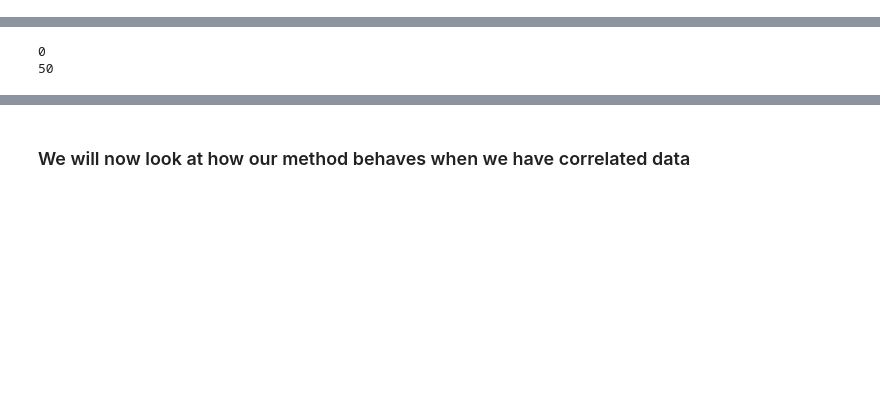
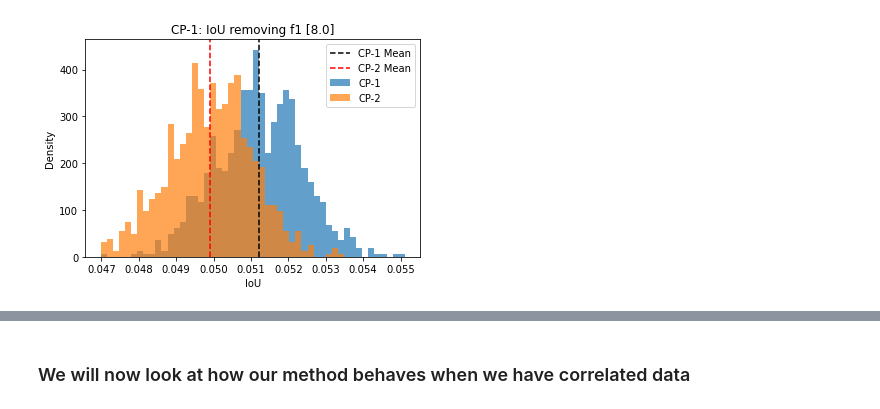
Before and after one commit to JuanMataNaranjo/Explain_Conformal, a Jupyter notebook: linear_data.ipynb, the cells around one changed output, grey strips where cells are left out. Saved outputs shown, nothing was run; the diff lists cells and outputs as text; code cells hidden in the pictures; blank space fills up the shorter version.

```diff
--- a/linear_data.ipynb
+++ b/linear_data.ipynb
@@ -16,0 +227,27 @@ lineardata.X_y_split(y='Y')
+# %%
+f = open('data_results/Linear_Regression/rf_split_train_twice_IoU.json')
+boot_IoU_2 = json.load(f)
+
+f = open('data_results/Linear_Regression/rf_split_train_once_IoU.json')
+boot_IoU_1 = json.load(f)
+
+for i, variable in enumerate(lineardata.calib_data_X.columns):
+
+    data_1 = np.array(boot_IoU_1[variable]) / len(lineardata.calib_data_X.columns)
+    data_2 = np.array(boot_IoU_2[variable]) / len(lineardata.calib_data_X.columns)
+
+    # fixed bin size
+    bins = np.arange(min(data_1), max(data_1), (max(data_1)-min(data_1))/50) # fixed bin size
+
+    plt.hist(data_1, bins=bins, alpha=0.7, density=True, label='CP-1')
+    plt.hist(data_2, bins=bins, alpha=0.7, density=True, label='CP-2')
+    plt.axvline(x=np.mean(data_1), color='black', linestyle='--', label='CP-1 Mean')
+    plt.axvline(x=np.mean(data_2), color='red', linestyle='--', label='CP-2 Mean')
+    plt.title('CP-1: IoU removing ' + variable + ' [' + str(weights[i]) + ']')
+    plt.xlabel('IoU')
+    plt.ylabel('Density')
+    plt.legend()
+    plt.savefig('images/Linear_data/rf_IoU_'+variable)
+    plt.show()
+# %% [output]
+[figure, added]
@@ -17,31 +263,22 @@ lineardata.X_y_split(y='Y')
 # %%
+# Let's see if we can find any trend using a linear model which should be easier than in the LOCO Data (which was sinusoidal data)
+
 plot = None
 type = 'full'
-B = 100
+B = 1000
 
-def IOU(conformal_sets_all, conformal_sets_j):
-    loss = []
-    for i in range(len(conformal_sets_all)):
-        tmp = (max(0, conformal_sets_all[i][0]-conformal_sets_j[i][0])+
-                max(0, conformal_sets_j[i][1]-conformal_sets_all[i][1]))/(max(conformal_sets_all[i][1], conformal_sets_j[i][1])-min(conformal_sets_all[i][0], conformal_sets_j[i][0]))
-        loss.append(tmp)
-    return sum(loss)
-
-boot_cov = defaultdict(list)
-boot_size = defaultdict(list)
-boot_IoU = defaultdict(list)
+trend = defaultdict(list)
+y_true_displacement_all = defaultdict(list)
+y_true_displacement_j = defaultdict(list)
 
 for i in range(B):
-
-    if i % 50 == 0:
-        print(i)
-
     conformal_predictor = SplitConformal(alpha=0.05)
     lambda_all, model_all = conformal_predictor.calibrate(data_X=lineardata.calib_data_X, data_y=lineardata.calib_data_y, model=LinearRegression(), rand_state=None)
     pred_all = conformal_predictor.predict(lineardata.test_data_X, model=model_all, lambda_conformal=lambda_all)
     cov, size = conformal_predictor.evaluate(pred_all, lineardata.test_data_y)
 
     for variable in lineardata.calib_data_X.columns:
+
         conformal_predictor_j = SplitConformal(alpha=0.05)
 
         if type=='0':
@@ -58,11 +295,11 @@ for i in range(B):
         lambda_j, model_j = conformal_predictor_j.calibrate(data_X=data_X_j, data_y=lineardata.calib_data_y, model=LinearRegression(), rand_state=None)
         pred_j = conformal_predictor_j.predict(data_X_test_j, model=model_j, lambda_conformal=lambda_j)
         cov_j, size_j = conformal_predictor_j.evaluate(pred_j, lineardata.test_data_y)
-        IoU = IOU(pred_all, pred_j)
 
-        boot_cov[variable].extend([cov_j])
-        boot_size[variable].extend([size_j-size])
-        boot_IoU[variable].extend([IoU])
+        for i in range(len(pred_all)):
+            trend[variable].extend([(pred_all[i][1]+pred_all[i][0])/2-(pred_j[i][1]+pred_j[i][0])/2])
+            y_true_displacement_all[variable].extend([(pred_all[i][1]+pred_all[i][0])/2-lineardata.test_data_y.iloc[i]])  # If this value is positive it means the true value falls in the lower part of the interval
+            y_true_displacement_j[variable].extend([(pred_j[i][1]+pred_j[i][0])/2-lineardata.test_data_y.iloc[i]])  # If this value is positive it means the true value falls in the lower part of the interval
 
         if plot:
             y_j = pred_j[:plot]
@@ -72,6 +309,7 @@ for i in range(B):
             plt.figure(figsize=(12, 8))
             plt.plot((x+0.07,x+0.07),([i for (i,j) in y_all], [j for (i,j) in y_all]),c='black', solid_capstyle='projecting')
             plt.plot((x-0.07,x-0.07),([i for (i,j) in y_j], [j for (i,j) in y_j]),c='red')
+            plt.plot(x, lineardata.test_data_y.iloc[:plot].tolist(), 'go')
 
             red_patch = mpatches.Patch(color='black', label='Conformal Set with ALL Features')
             blue_patch = mpatches.Patch(color='red', label='Conformal Set without ONE Feature')
@@ -81,6 +319,3 @@ for i in range(B):
             plt.title('Variable Importance for feature \n ' + variable)
             plt.legend(handles=[red_patch, blue_patch])
             plt.show()
-# %% [output]
-0
-50
```
Also changed, not shown: parts of 60 cells of this notebook, 7 other files.
